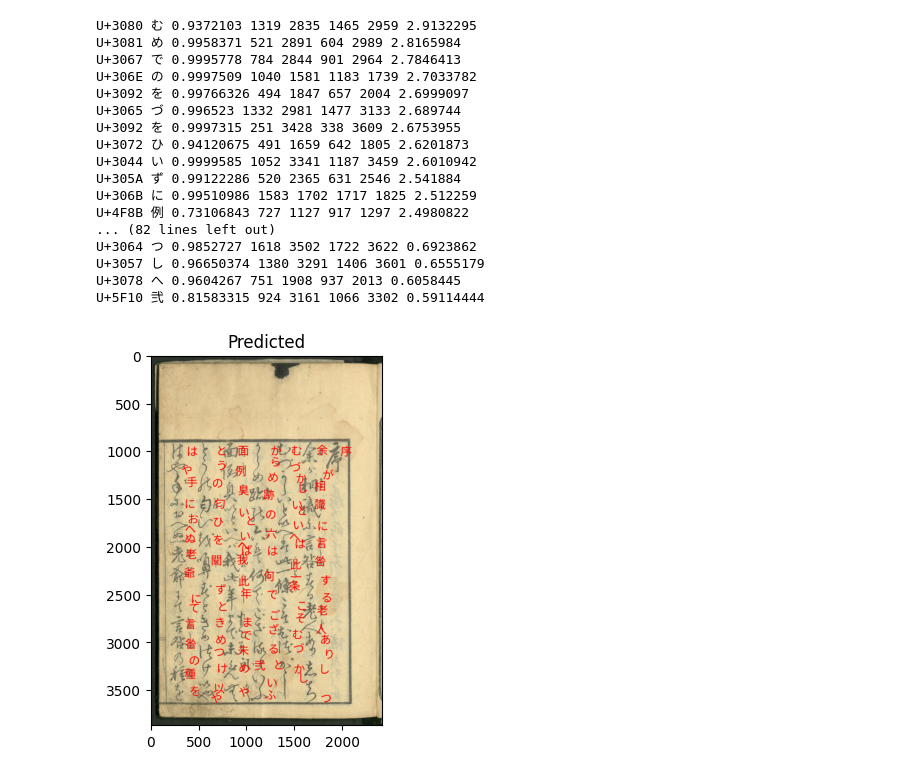
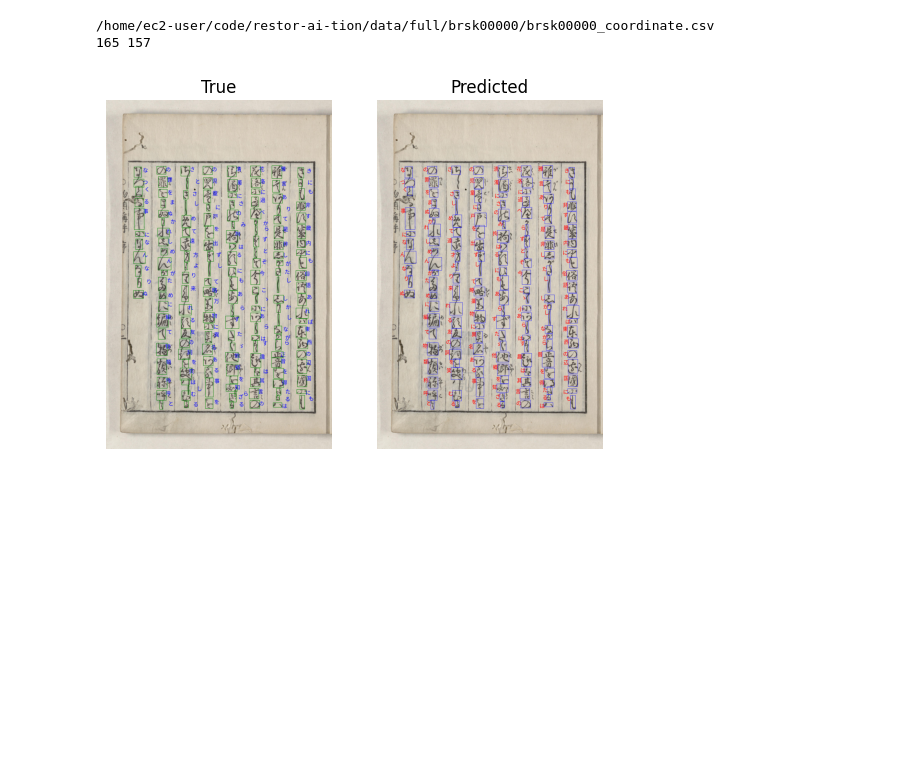
Before and after one commit to aumahesh-mids/kuzushiji-recognition, a Jupyter notebook: thanya.ipynb, the cells around one changed output. Saved outputs shown, nothing was run; the diff lists cells and outputs as text; code cells hidden in the pictures; blank space fills up the shorter version.

Commit message:
draw bounding boxes, true labels and bboxes

```diff
--- a/thanya.ipynb
+++ b/thanya.ipynb
@@ -17,24 +29,28 @@ from kr.datasets import KuzushijiUnicodeMapping
 # %%
-# unicode <-> unicode index mapping
-mapping = KuzushijiUnicodeMapping()
+def predict(detector_model='/home/ec2-user/code/t-hanya/kuzushiji-recognition/results/detector/model_700.npz',
+            classifier_model='/home/ec2-user/code/t-hanya/kuzushiji-recognition/results/classifier/model_1000.npz',
+            image_filename='/home/ec2-user/code/t-hanya/kuzushiji-recognition/data/new-images/example.jpg'):
 
-# load trained detector
-detector = Res18UnetCenterNet()
-chainer.serializers.load_npz('/home/ec2-user/code/t-hanya/kuzushiji-recognition/results/detector/model_700.npz', detector)
+    # unicode <-> unicode index mapping
+    mapping = KuzushijiUnicodeMapping()
 
-# load trained classifier
-classifier = MobileNetV3(out_ch=len(mapping))
-chainer.serializers.load_npz('/home/ec2-user/code/t-hanya/kuzushiji-recognition/results/classifier/model_1000.npz', classifier)
+    # load trained detector
+    detector = Res18UnetCenterNet()
+    chainer.serializers.load_npz(detector_model, detector)
 
-# load image
-image = Image.open('/home/ec2-user/code/restor-ai-tion/data/full/100241706/images/100241706_00002_2.jpg')
+    # load trained classifier
+    classifier = MobileNetV3(out_ch=len(mapping))
+    chainer.serializers.load_npz(classifier_model, classifier)
 
-# character detection
-bboxes, bbox_scores = detector.detect(image)
+    # load image
+    image = Image.open(image_filename)
 
-# character classification
-unicode_indices, scores = classifier.classify(image, bboxes)
-unicodes = [mapping.index_to_unicode(idx) for idx in unicode_indices]
+    # character detection
+    bboxes, bbox_scores = detector.detect(image)
+
+    # character classification
+    unicode_indices, scores = classifier.classify(image, bboxes)
+    unicodes = [mapping.index_to_unicode(idx) for idx in unicode_indices]
+    return unicodes, scores, bboxes, bbox_scores
 # %%
-plt.imshow(image)
-plt.show()
+unicodes, unicode_scores, bboxes, bbox_scores = predict(image_filename=filename)
@@ -80,25 +165,13 @@ def visualize_preds(orig_filename, unicodes, unicode_scores, bboxes, bbox_scores
 # %%
-visualize_preds('/home/ec2-user/code/restor-ai-tion/data/full/100241706/images/100241706_00002_2.jpg',
-                unicodes, scores, bboxes, bbox_scores, limit=-1, verbose=True, save=True)
+pred_filenames = visualize_preds(filename,
+                                 unicodes, unicode_scores, bboxes, bbox_scores,
+                                 same_image=False,
+                                 limit=-1, verbose=False)
+pred_filename = pred_filenames[0]
 # %% [output]
-U+3080 む 0.9372103 1319 2835 1465 2959 2.9132295
-U+3081 め 0.9958371 521 2891 604 2989 2.8165984
-U+3067 で 0.9995778 784 2844 901 2964 2.7846413
-U+306E の 0.9997509 1040 1581 1183 1739 2.7033782
-U+3092 を 0.99766326 494 1847 657 2004 2.6999097
-U+3065 づ 0.996523 1332 2981 1477 3133 2.689744
-U+3092 を 0.9997315 251 3428 338 3609 2.6753955
-U+3072 ひ 0.94120675 491 1659 642 1805 2.6201873
-U+3044 い 0.9999585 1052 3341 1187 3459 2.6010942
-U+305A ず 0.99122286 520 2365 631 2546 2.541884
-U+306B に 0.99510986 1583 1702 1717 1825 2.512259
-U+4F8B 例 0.73106843 727 1127 917 1297 2.4980822
-... (82 lines left out)
-U+3064 つ 0.9852727 1618 3502 1722 3622 0.6923862
-U+3057 し 0.96650374 1380 3291 1406 3601 0.6555179
-U+3078 へ 0.9604267 751 1908 937 2013 0.6058445
-U+5F10 弐 0.81583315 924 3161 1066 3302 0.59114444
+/home/ec2-user/code/restor-ai-tion/data/full/brsk00000/brsk00000_coordinate.csv
+165 157
-[figure, old version]
+[figure, new version]
 # %%
 ' '.join([chr(int(c[2:], 16)) for c in unicodes])
 # %% [output]
```
Also changed, not shown: parts of 20 cells of this notebook.
